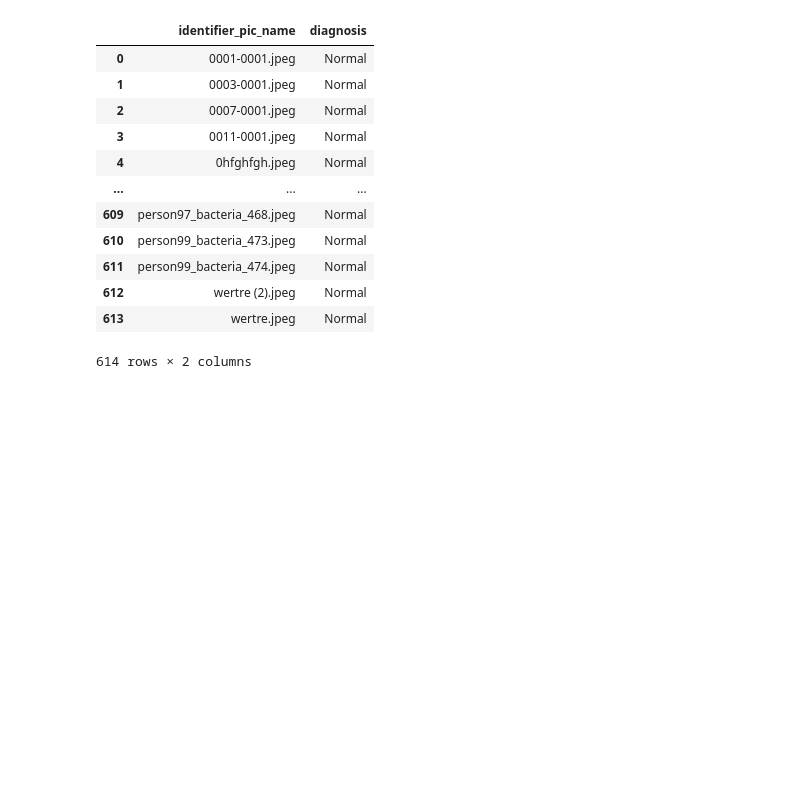
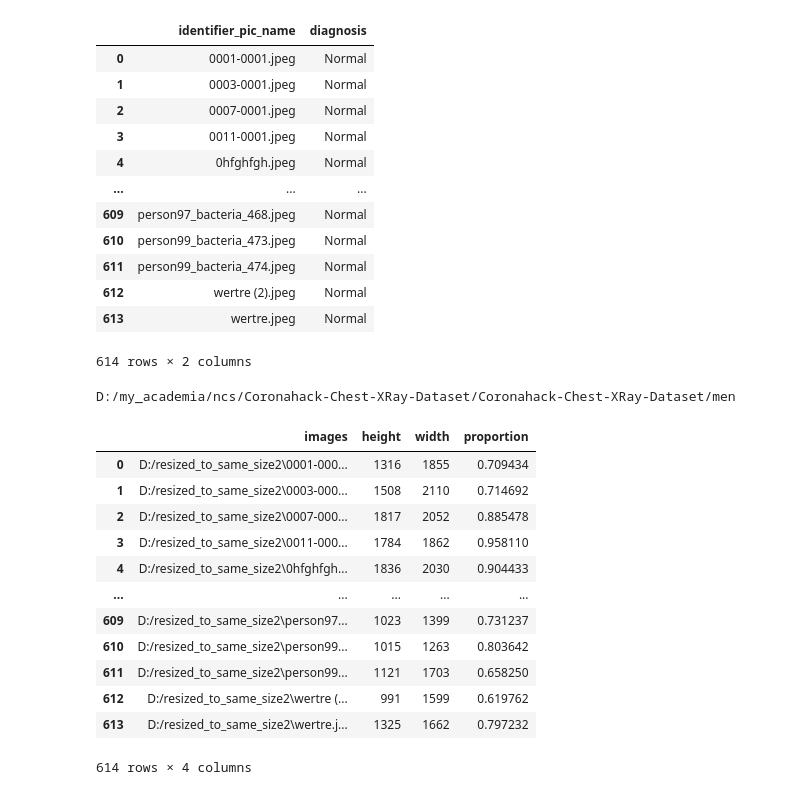
Before and after one commit to drcandacemakedamoore/cleanX, a Jupyter notebook: workflow_demo/cleanX_run_example.ipynb, the cells around one changed output. Saved outputs shown, nothing was run; the diff lists cells and outputs as text; code cells hidden in the pictures; blank space fills up the shorter version.

```diff
--- a/workflow_demo/cleanX_run_example.ipynb
+++ b/workflow_demo/cleanX_run_example.ipynb
@@ -314,0 +335,20 @@ df_unbias
+# %%
+print(image_directory)
+# %% [output]
+D:/my_academia/ncs/Coronahack-Chest-XRay-Dataset/Coronahack-Chest-XRay-Dataset/men
+# %%
+deflep
+# %% [output]
+|  | images | height | width | proportion |
+| 0 | D:/resized_to_same_size2\0001-000... | 1316 | 1855 | 0.709434 |
+| 1 | D:/resized_to_same_size2\0003-000... | 1508 | 2110 | 0.714692 |
+| 2 | D:/resized_to_same_size2\0007-000... | 1817 | 2052 | 0.885478 |
+| 3 | D:/resized_to_same_size2\0011-000... | 1784 | 1862 | 0.958110 |
+| 4 | D:/resized_to_same_size2\0hfghfgh... | 1836 | 2030 | 0.904433 |
+| ... | ... | ... | ... | ... |
+| 609 | D:/resized_to_same_size2\person97... | 1023 | 1399 | 0.731237 |
+| 610 | D:/resized_to_same_size2\person99... | 1015 | 1263 | 0.803642 |
+| 611 | D:/resized_to_same_size2\person99... | 1121 | 1703 | 0.658250 |
+| 612 | D:/resized_to_same_size2\wertre (... | 991 | 1599 | 0.619762 |
+| 613 | D:/resized_to_same_size2\wertre.j... | 1325 | 1662 | 0.797232 |
+614 rows × 4 columns
```
Also changed, not shown: parts of 12 cells of this notebook.
